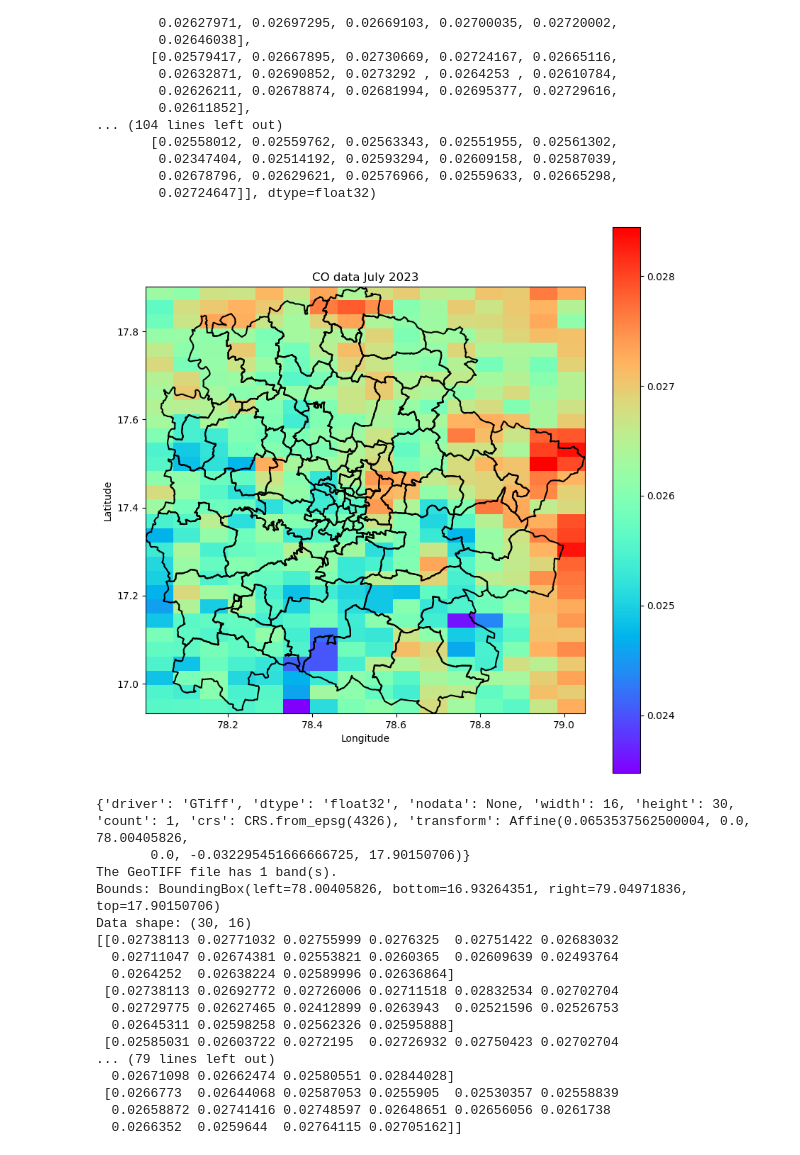
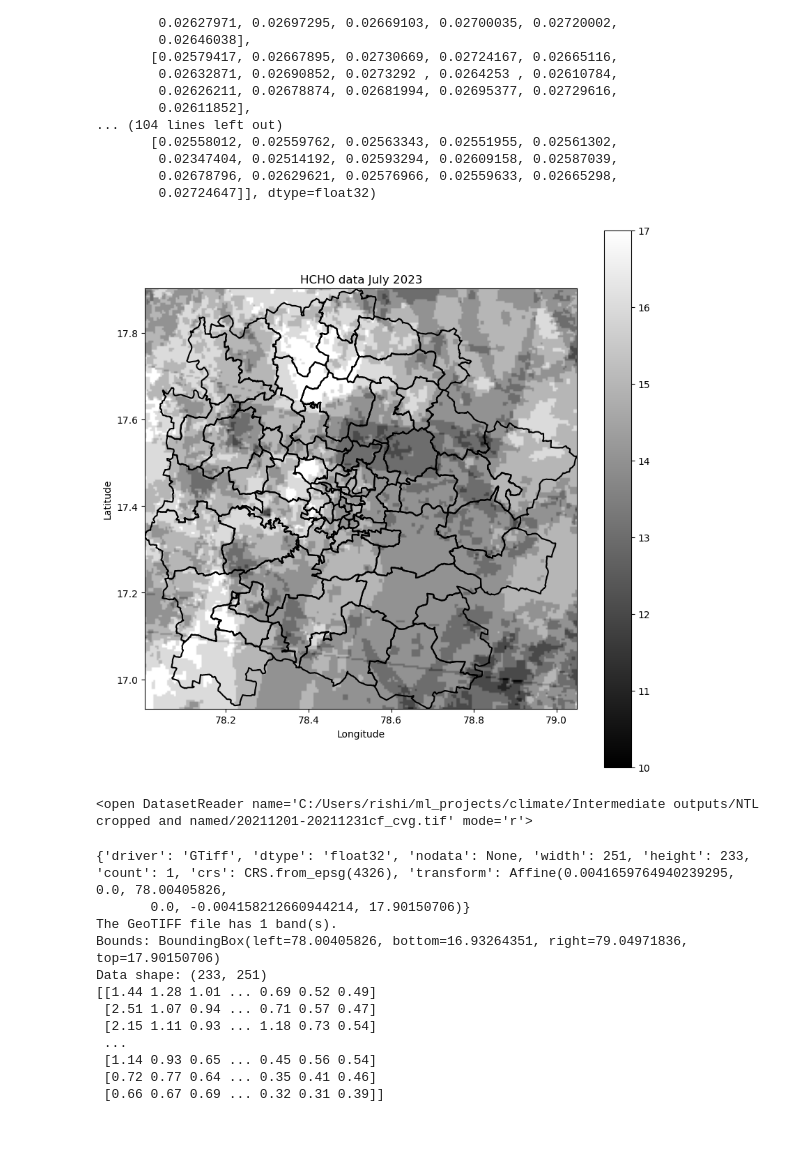
Before and after one commit to Rishi-Bharadwaj/air_pollution_correlation, a Jupyter notebook: Notebooks/straight_tiff.ipynb, the cells around one changed output. Drawn from its saved outputs; the diff is of its cells as text; code cells hidden in the pictures.

```diff
--- a/Notebooks/straight_tiff.ipynb
+++ b/Notebooks/straight_tiff.ipynb
@@ -137,37 +137,39 @@ import geopandas as gpd
 # Load the shapefile
 shapefile_path = r'C:\Users\rishi\ml_projects\climate\hmda_boundary\hmda_boundary.shp'
 gdf = gpd.read_file(shapefile_path)
 
 import rasterio
 from rasterio.plot import show
 
 import matplotlib.pyplot as plt
 import matplotlib.colors as mcolors
 # Load the GeoTIFF file
 vmin = .035  # Minimum value for normalization
 vmax = .04  # Maximum value for normalization
 
 # Open the GeoTIFF file
-tiff_file = r'C:\Users\rishi\ml_projects\climate\Notebooks\data\CO\c9c65b1d28d057a64b4744bb7664f861\response.tiff'
+tiff_file = r'C:\Users\rishi\ml_projects\climate\Intermediate outputs\NTL cropped and named\20211201-20211231cf_cvg.tif'
 with rasterio.open(tiff_file) as dataset:
     # Create a normalization instance
     #norm = mcolors.Normalize(vmin=vmin, vmax=vmax)
 
     # Display the image with geospatial context
     fig, ax = plt.subplots(figsize=(10, 10))
-    show(dataset, ax=ax, cmap='rainbow')
-    plt.title('CO data July 2023')
+    show(dataset, ax=ax, cmap='grey')
+    plt.title('HCHO data July 2023')
 
     # Add a colorbar with the same normalization
     plt.colorbar(ax.images[0], ax=ax, orientation='vertical')
     plt.xlabel('Longitude')
     plt.ylabel('Latitude')
     # Plot the boundary of the GeoDataFrame
     gdf.boundary.plot(ax=ax, edgecolor='black')
 
     plt.show()
+    print(dataset)
 # %% [output]
-[figure, old version]
+[figure, new version]
+<open DatasetReader name='C:/Users/rishi/ml_projects/climate/Intermediate outputs/NTL cropped and named/20211201-20211231cf_cvg.tif' mode='r'>
 # %%
 with rasterio.open(tiff_file) as dataset:
     # Print metadata
@@ -182,20 +184,15 @@ with rasterio.open(tiff_file) as dataset:
     print("Data shape:", data.shape)
     print(data)
 # %% [output]
-{'driver': 'GTiff', 'dtype': 'float32', 'nodata': None, 'width': 16, 'height': 30, 'count': 1, 'crs': CRS.from_epsg(4326), 'transform': Affine(0.0653537562500004, 0.0, 78.00405826,
-       0.0, -0.032295451666666725, 17.90150706)}
+{'driver': 'GTiff', 'dtype': 'float32', 'nodata': None, 'width': 251, 'height': 233, 'count': 1, 'crs': CRS.from_epsg(4326), 'transform': Affine(0.0041659764940239295, 0.0, 78.00405826,
+       0.0, -0.004158212660944214, 17.90150706)}
 The GeoTIFF file has 1 band(s).
 Bounds: BoundingBox(left=78.00405826, bottom=16.93264351, right=79.04971836, top=17.90150706)
-Data shape: (30, 16)
-[[0.02738113 0.02771032 0.02755999 0.0276325  0.02751422 0.02683032
-  0.02711047 0.02674381 0.02553821 0.0260365  0.02609639 0.02493764
-  0.0264252  0.02638224 0.02589996 0.02636864]
- [0.02738113 0.02692772 0.02726006 0.02711518 0.02832534 0.02702704
-  0.02729775 0.02627465 0.02412899 0.0263943  0.02521596 0.02526753
-  0.02645311 0.02598258 0.02562326 0.02595888]
- [0.02585031 0.02603722 0.0272195  0.02726932 0.02750423 0.02702704
-... (79 lines left out)
-  0.02671098 0.02662474 0.02580551 0.02844028]
- [0.0266773  0.02644068 0.02587053 0.0255905  0.02530357 0.02558839
-  0.02658872 0.02741416 0.02748597 0.02648651 0.02656056 0.0261738
-  0.0266352  0.0259644  0.02764115 0.02705162]]
+Data shape: (233, 251)
+[[1.44 1.28 1.01 ... 0.69 0.52 0.49]
+ [2.51 1.07 0.94 ... 0.71 0.57 0.47]
+ [2.15 1.11 0.93 ... 1.18 0.73 0.54]
+ ...
+ [1.14 0.93 0.65 ... 0.45 0.56 0.54]
+ [0.72 0.77 0.64 ... 0.35 0.41 0.46]
+ [0.66 0.67 0.69 ... 0.32 0.31 0.39]]
```
Also changed, not shown: 7 other files.
